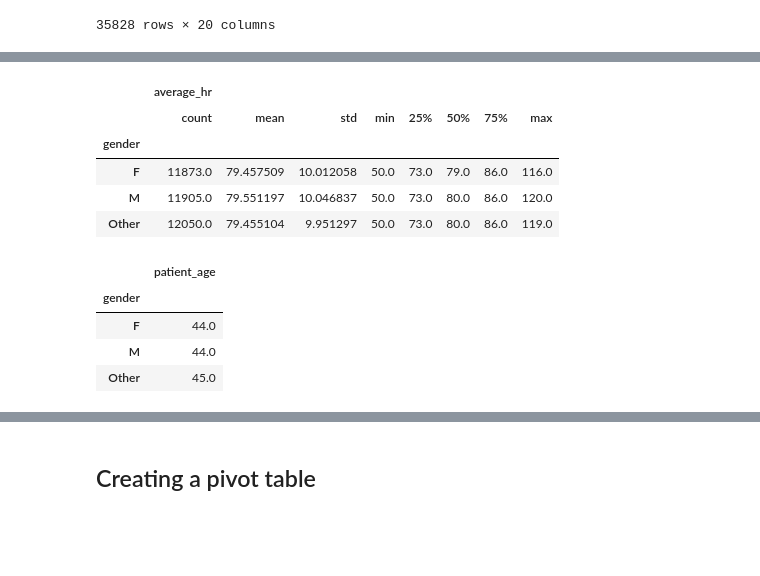
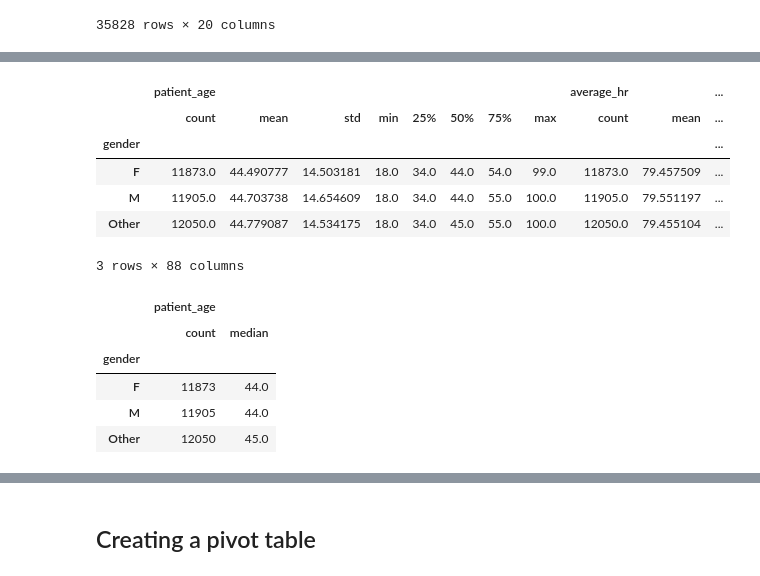
Before and after one commit to Beczheng/datasci_2_manipulation, a Jupyter notebook: HHA_507_HW_2.ipynb, the cells around one changed output, grey strips where cells are left out. Drawn from its saved outputs; the diff is of its cells as text; code cells hidden in the pictures; blank space fills up the shorter version.

```diff
--- a/HHA_507_HW_2.ipynb
+++ b/HHA_507_HW_2.ipynb
@@ -43,7 +52,7 @@ shape: (105000, 20)
 # %%
 # Loading the dataset as a CSV file
 
-df = pd.read_csv('healthcare_data_cleaning.csv')
+df = pd.read_csv('https://raw.githubusercontent.com/hantswilliams/HHA_507_2023/main/WK2/data/healthcare_data_cleaning.csv')
 df
 # %% [output]
 |  | Patient Age | Gender | City of Residence | State of Residence | Has Insurance | Visited Last Month | ... |
@@ -298,0 +331,5 @@ df8
+# %%
+# Changing data types
+
+df8[['patient_age', 'average_hr', 'average_bp', 'height_in_cm', 'weight_in_kg', 'payment_due', 'last_visit_in_days_ago', 'visit_duration_in_mins', 'number_of_tests', 'prescription_cost']] = df8[['patient_age', 'average_hr', 'average_bp', 'height_in_cm', 'weight_in_kg', 'payment_due', 'last_visit_in_days_ago', 'visit_duration_in_mins', 'number_of_tests', 'prescription_cost']].apply(pd.to_numeric)
+df8.dtypes
@@ -317,22 +382,24 @@ df8.describe()
 # %%
-# Summary statistics by gender
+# Summary statistics by grouping by gender
 
-df8.groupby(['gender']).describe()
+df8.groupby('gender').describe()
 # %% [output]
-|  | average_hr |  |  |  |  |  |  |  |
-|  | count | mean | std | min | 25% | 50% | 75% | max |
-| gender |  |  |  |  |  |  |  |  |
-| F | 11873.0 | 79.457509 | 10.012058 | 50.0 | 73.0 | 79.0 | 86.0 | 116.0 |
-| M | 11905.0 | 79.551197 | 10.046837 | 50.0 | 73.0 | 80.0 | 86.0 | 120.0 |
-| Other | 12050.0 | 79.455104 | 9.951297 | 50.0 | 73.0 | 80.0 | 86.0 | 119.0 |
+|  | patient_age |  |  |  |  |  |  |  | average_hr |  | ... |
+|  | count | mean | std | min | 25% | 50% | 75% | max | count | mean | ... |
+| gender |  |  |  |  |  |  |  |  |  |  | ... |
+| F | 11873.0 | 44.490777 | 14.503181 | 18.0 | 34.0 | 44.0 | 54.0 | 99.0 | 11873.0 | 79.457509 | ... |
+| M | 11905.0 | 44.703738 | 14.654609 | 18.0 | 34.0 | 44.0 | 55.0 | 100.0 | 11905.0 | 79.551197 | ... |
+| Other | 12050.0 | 44.779087 | 14.534175 | 18.0 | 34.0 | 45.0 | 55.0 | 100.0 | 12050.0 | 79.455104 | ... |
+3 rows × 88 columns
 # %%
 # Finding the median age by gender
 
-df8_grouping = df8.groupby('gender').agg({'patient_age' : 'median'})
-df8_grouping
+df8_aggregating = df8.groupby('gender').agg({'patient_age' : ['count', 'median']})
+df8_aggregating
 # %% [output]
-|  | patient_age |
-| gender |  |
-| F | 44.0 |
-| M | 44.0 |
-| Other | 45.0 |
+|  | patient_age |  |
+|  | count | median |
+| gender |  |  |
+| F | 11873 | 44.0 |
+| M | 11905 | 44.0 |
+| Other | 12050 | 45.0 |
```
Also changed, not shown: parts of 19 cells of this notebook.
